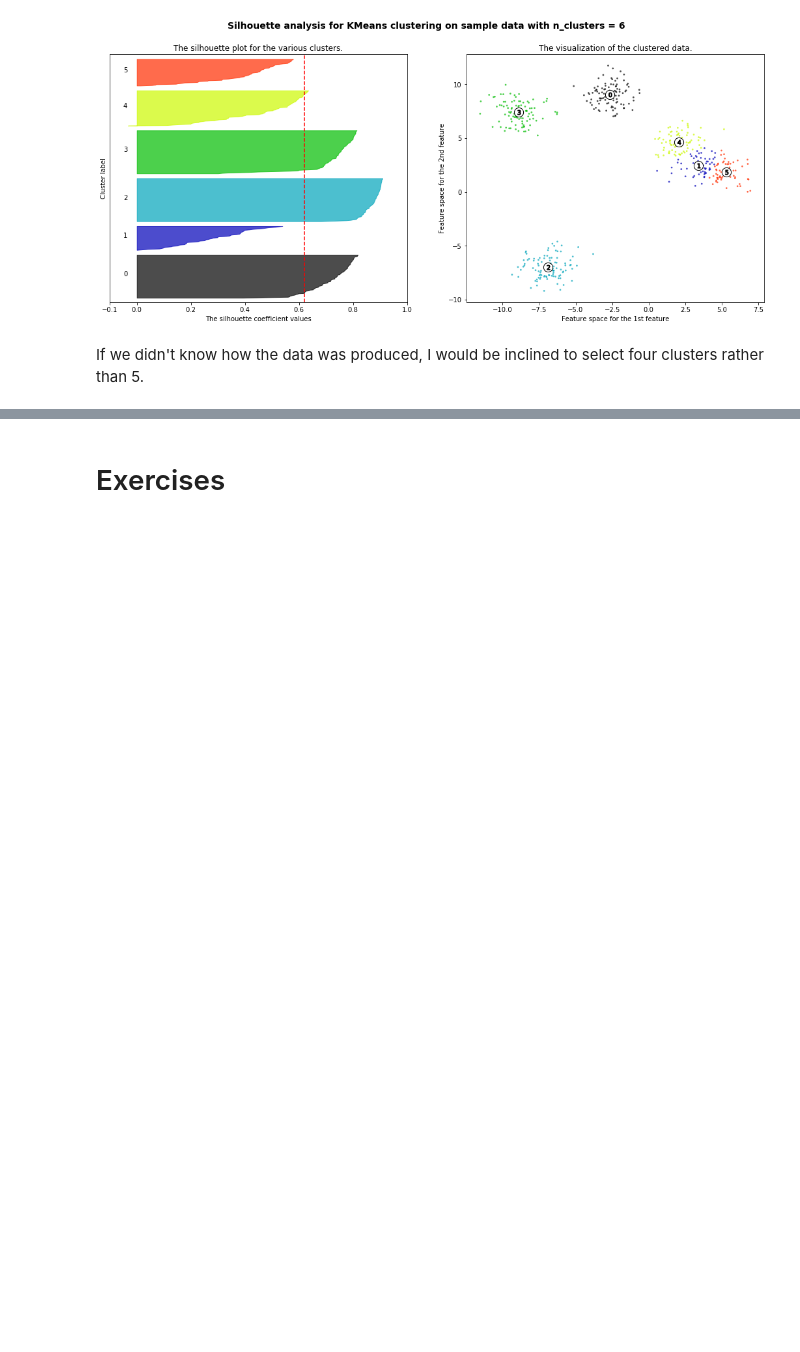
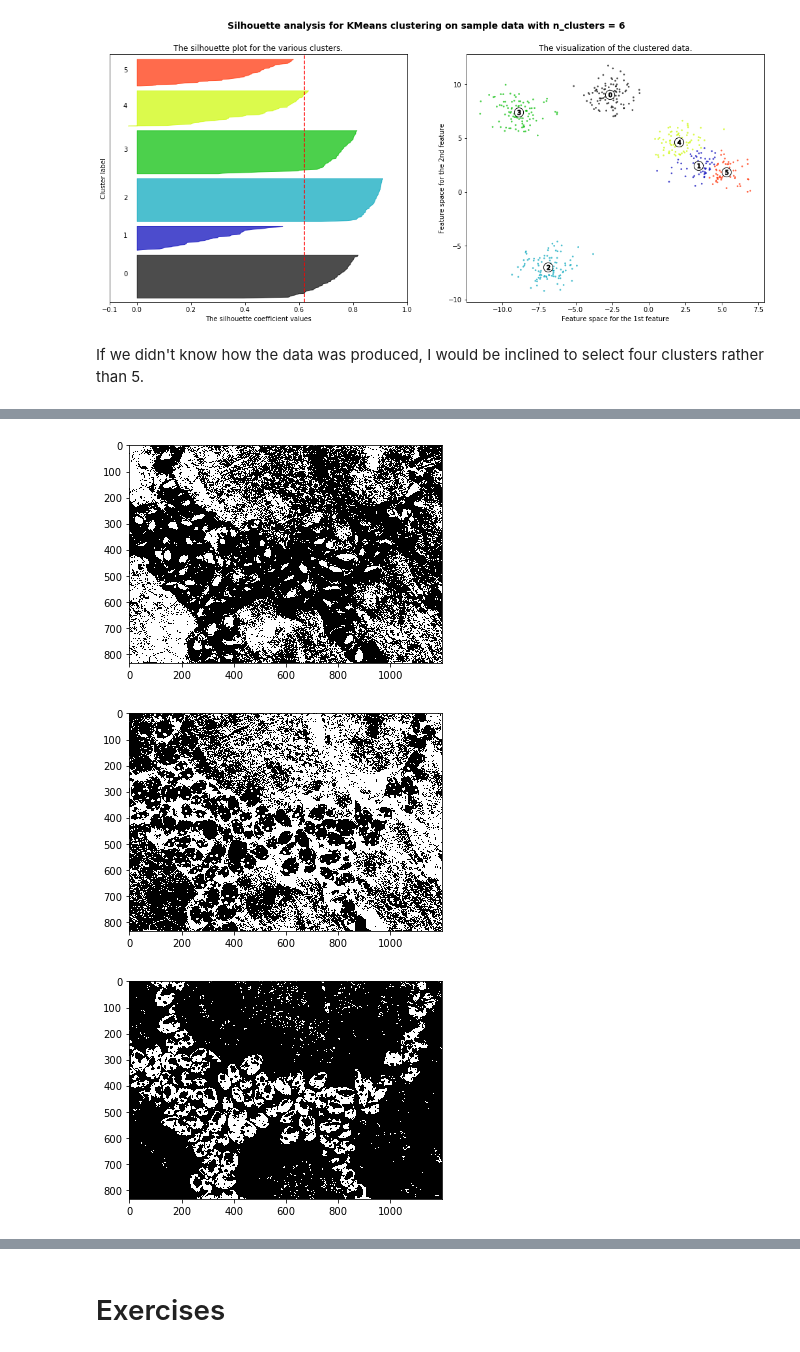
Before and after one commit to youngelf/MachineLearning, a Jupyter notebook: Hands-On2/Chapter 9.ipynb, the cells around one changed output, grey strips where cells are left out. Drawn from its saved outputs; the diff is of its cells as text; code cells hidden in the pictures; blank space fills up the shorter version.

```diff
--- a/Hands-On2/Chapter 9.ipynb
+++ b/Hands-On2/Chapter 9.ipynb
@@ -190,0 +279,10 @@ from sklearn.cluster import KMeans
+# %%
+# Let's try fewer clusters, and see what they look like
+
+kmeans = KMeans(n_clusters=3)
+kmeans.fit(X_ladies)
+show_all_clusters(ladies.shape, kmeans)
+# %% [output]
+[figure, added]
+[figure, added]
+[figure, added]
```
Also changed, not shown: parts of 23 cells of this notebook, 11 other files.
